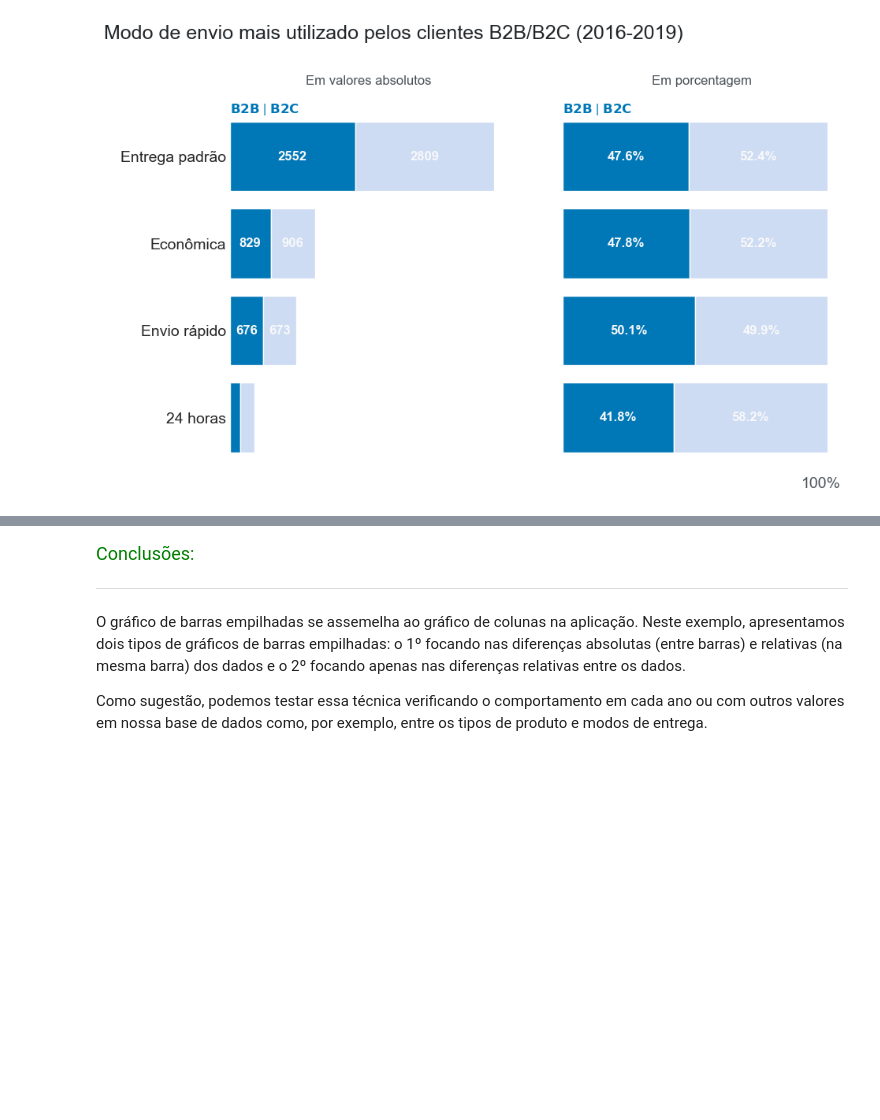
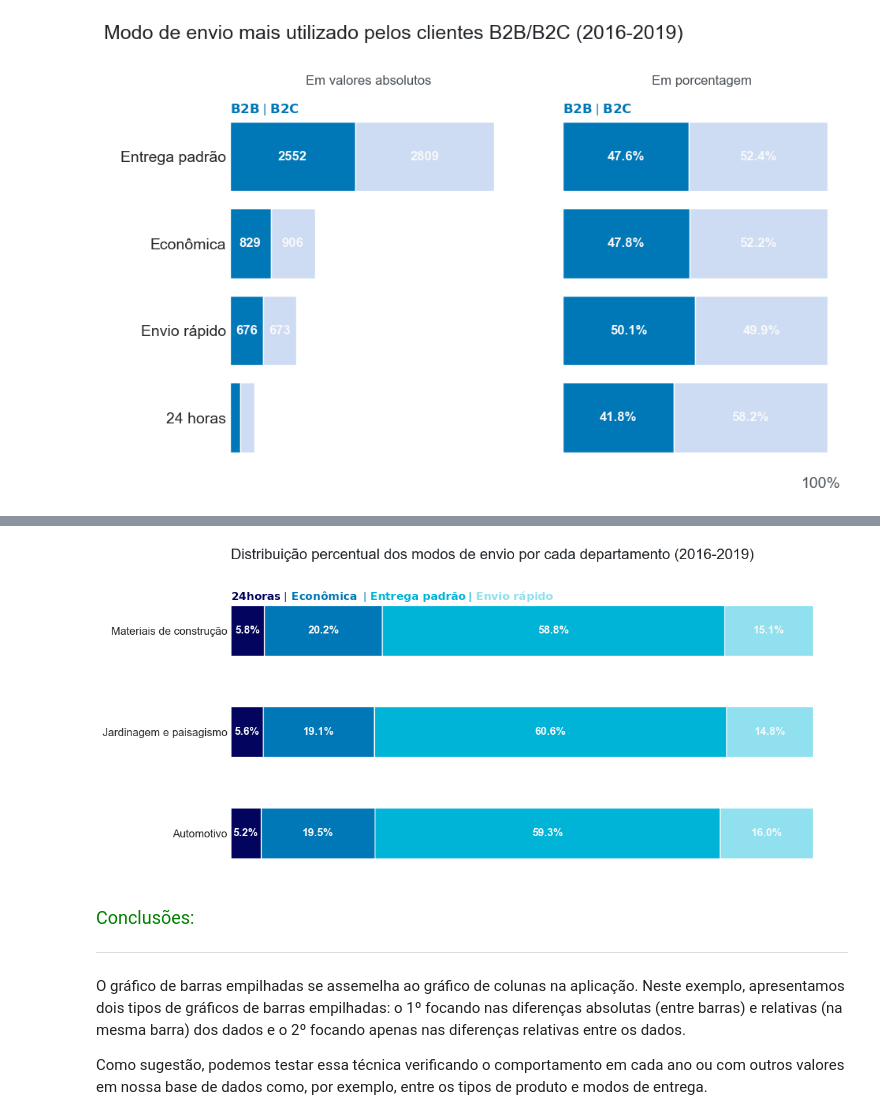
Before and after one commit to ledsouza/dataviz_vendas_lojas, a Jupyter notebook: Dataviz_ Gráficos.ipynb, the cells around one changed output, grey strips where cells are left out. Saved outputs shown, nothing was run; the diff lists cells and outputs as text; code cells hidden in the pictures; blank space fills up the shorter version.

```diff
--- a/Dataviz_ Gráficos.ipynb
+++ b/Dataviz_ Gráficos.ipynb
@@ -776,0 +840,6 @@ fig.show()
+# %%
+# Criando o dataframe dos modos de envio por departamento
+envio_departamento = vendas.copy()
+envio_departamento = envio_departamento[['departamento', 'modo_envio']]
+envio_departamento = pd.crosstab(index = envio_departamento.departamento, columns = envio_departamento.modo_envio, normalize='index')
+envio_departamento
@@ -777,3 +852,31 @@ fig.show()
+# %%
+# Definindo as cores do gráfico
+cores = [AZUL1, AZUL2, AZUL3, AZUL4]
+
+# Gerando o gráfico de barras empilhadas
+ax = envio_departamento.plot(kind="barh", stacked=True, figsize=(12,6), color = cores, legend = None)
+ax.set_title("Distribuição percentual dos modos de envio por cada departamento (2016-2019)\n",
+             fontsize=16, loc="left", color=CINZA1)
+ax.set_xlabel('')
+ax.set_ylabel('')
+ax.set_xticklabels([])
+ax.yaxis.set_tick_params(labelsize=12, color = CINZA2)
+ax.set_frame_on(False)
+
+# remover todos os ticks do eixo x e y
+ax.tick_params(axis='both', which='both', length=0)
+
+# legenda dos dados
+texto_colorido(0, 2.3, '$\\bf{24 horas}$ | || $\\bf{Econômica}$  | || $\\bf{Entrega\ padrão}$ | || $\\bf{Envio\ rápido}$', cores = [cores], ax=ax, fontsize=12)
+
+# Valores das barras
+for container in ax.containers:
+    labels = [f'{valor.get_width()*100:.1f}%' for valor in container]
+    ax.bar_label(container, label_type='center', labels = labels, size = 12, color = CINZA5, fontweight='bold')
+
+fig = ax.get_figure()
+# %% [output]
+[figure, added]
 # %% [markdown]
 <font color=green size=4> Conclusões: </font>
 
```
Also changed, not shown: parts of 7 cells of this notebook.
